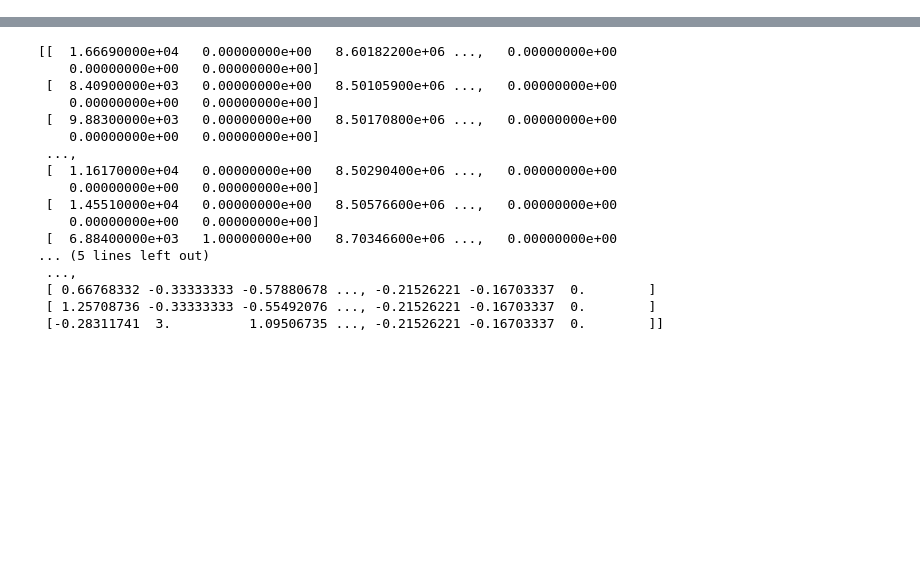
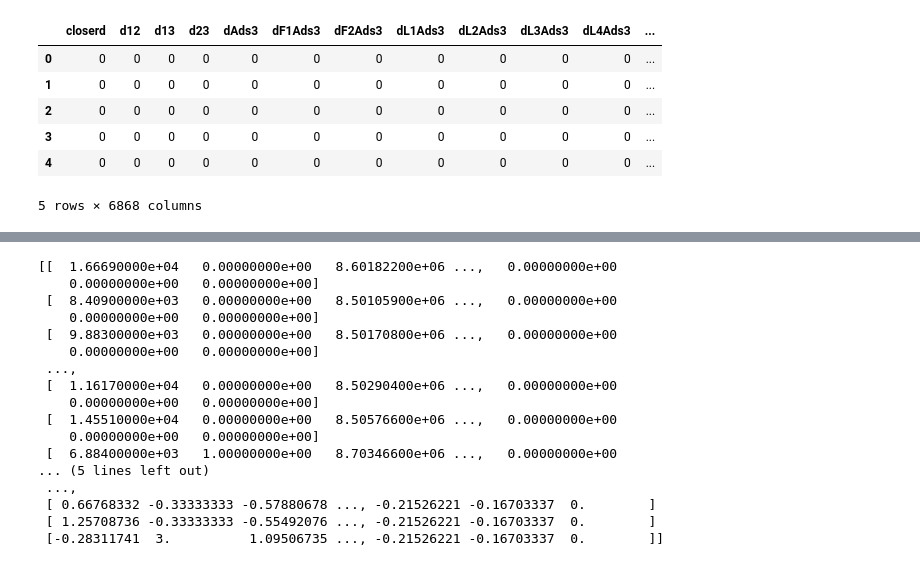
Before and after one commit to adithyap/mlcs16, a Jupyter notebook: JVAP_grid_search_and_train.ipynb, the cells around one changed output, grey strips where cells are left out. Drawn from its saved outputs; the diff is of its cells as text; code cells hidden in the pictures; blank space fills up the shorter version.

```diff
--- a/JVAP_grid_search_and_train.ipynb
+++ b/JVAP_grid_search_and_train.ipynb
@@ -51,5 +80,15 @@ y=X['dissentdummy'] #should be called 'label'. this is dummy
 # %%
-X.drop(labels=['dissentdummy'],axis=1,inplace=True) #drop the 'label' col
+X.drop(labels=['Unnamed: 0'],axis=1,inplace=True) #remove this weird dummy column
+# %%
+X.head()
+# %% [output]
+|  | closerd | d12 | d13 | d23 | dAds3 | dF1Ads3 | dF2Ads3 | dL1Ads3 | dL2Ads3 | dL3Ads3 | dL4Ads3 | ... |
+| 0 | 0 | 0 | 0 | 0 | 0 | 0 | 0 | 0 | 0 | 0 | 0 | ... |
+| 1 | 0 | 0 | 0 | 0 | 0 | 0 | 0 | 0 | 0 | 0 | 0 | ... |
+| 2 | 0 | 0 | 0 | 0 | 0 | 0 | 0 | 0 | 0 | 0 | 0 | ... |
+| 3 | 0 | 0 | 0 | 0 | 0 | 0 | 0 | 0 | 0 | 0 | 0 | ... |
+| 4 | 0 | 0 | 0 | 0 | 0 | 0 | 0 | 0 | 0 | 0 | 0 | ... |
+5 rows × 6868 columns
 # %%
 #fill na's
 X.fillna(0,inplace=True)
```
Also changed, not shown: parts of 25 cells of this notebook, 1 other file.
